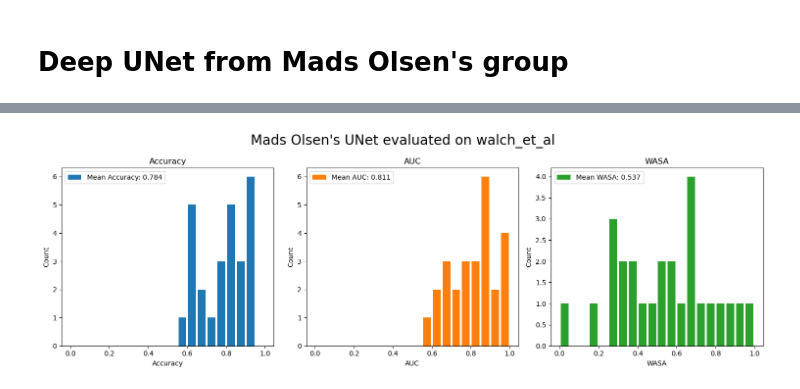
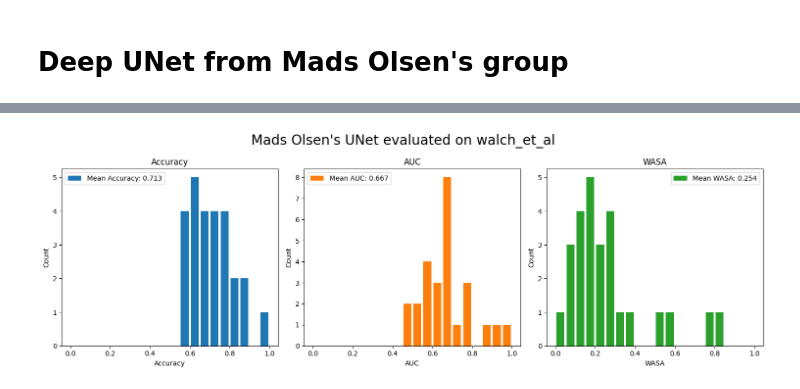
Before and after one commit to ericcanton/pisces, a Jupyter notebook: analyses/comparing_LR_MOUNet.ipynb, the cells around one changed output, grey strips where cells are left out. Saved outputs shown, nothing was run; the diff lists cells and outputs as text; code cells hidden in the pictures.

Commit message:
move some cells and code higher. add training loop. fix training shape error.

```diff
--- a/analyses/comparing_LR_MOUNet.ipynb
+++ b/analyses/comparing_LR_MOUNet.ipynb
@@ -104,6 +123,7 @@ subjects_to_exclude_walch = [
     "759667", "3509524", "7749105",
     "9961348", "5132496",
 ]
+ids_to_split = [id for id in walch.ids if id not in subjects_to_exclude_walch]
 # %%
 preprocess_if_needed(walch, walch_preprocessed_path, subjects_to_exclude_walch)
 # %% [output]
@@ -163,12 +183,10 @@ For the purposes of using LOO and LOOX cross-validation, we need to have both LR
 from tqdm import tqdm
 
 
-split_maker = pm.LeaveOneOutSplitter()
 swc_walch_fn, walch_data_processor_1D = make_lr_model(walch, **log_reg_hyperparameters)
 swc_hybrid_fn, walch_data_processor_1D = make_lr_model(hybrid, **log_reg_hyperparameters)
 swc_walch = swc_walch_fn()
 swc_hybrid = swc_hybrid_fn()
-ids_to_split = [id for id in walch_data_processor_1D.data_set.ids if id not in subjects_to_exclude_walch]
 tqdm_message_preprocess = f"Preparing data for {len(ids_to_split)} IDs"
 preprocessed_data_log_reg = {
     walch.name:  {id: swc_walch.get_needed_X_y(id) for id in tqdm(ids_to_split, desc=tqdm_message_preprocess)},
@@ -434,3 +557,25 @@ preprocessed_data_unet = {
     walch.name: np.load(walch_preprocessed_path, allow_pickle=True).item(),
     hybrid.name: np.load(hybrid_preprocessed_path, allow_pickle=True).item(),
 }
+# %%
+text_indices = [walch.ids[0]]
+train_indices = [i for i in walch.ids[1:] if i not in subjects_to_exclude_walch]
+preprocessed_data_set = preprocessed_data_unet[walch.name]
+training_pairs = [
+    [preprocessed_data_set[i][0], preprocessed_data_set[i][1].reshape(1, -1)]
+    # [preprocessed_data_set[i][0], preprocessed_data_set[i][1]]
+    for i in train_indices
+    if preprocessed_data_set.get(i) is not None
+]
+# %%
+mo, _ = make_mo_model_and_processor(walch)
+mo.initial_lr = 0.00001
+mo.load_model()
+swc = mo
+extra_params = {
+    f'{swc.model_pipeline_name}__epochs': 100,
+    f'{swc.model_pipeline_name}__batch_size': 1,
+    f'{swc.model_pipeline_name}__validation_split': 0.1
+}
+print(swc.pipeline.named_steps)
+result = swc.train(pairs_Xy=training_pairs, **extra_params)
@@ -445,9 +608,9 @@ from analyses.utils.metrics import calculate_metrics_from_splits
 tqdm_message_train = f"Training {len(ids_to_split)} splits"
 all_splits = split_maker.split(ids_to_split)
 
-mo, _ = make_mo_model_and_processor(walch)
-mo.load_model()
-models = [mo]
+# mo, _ = make_mo_model_and_processor(walch)
+# mo.load_model()
+models = [swc]
 splits = []
 # model_fn = make_model(walch_data_processor_1D, **log_reg_hyperparameters)
 
@@ -505,4 +667,4 @@ WARNING:absl:At this time, the v2.11+ optimizer `tf.keras.optimizers.RMSprop` ru
-[figure, old version]
+[figure, new version]
 # %%
 TRAIN_SET = walch.name
 EVAL_SET = hybrid.name
```
Also changed, not shown: parts of 11 cells of this notebook.
